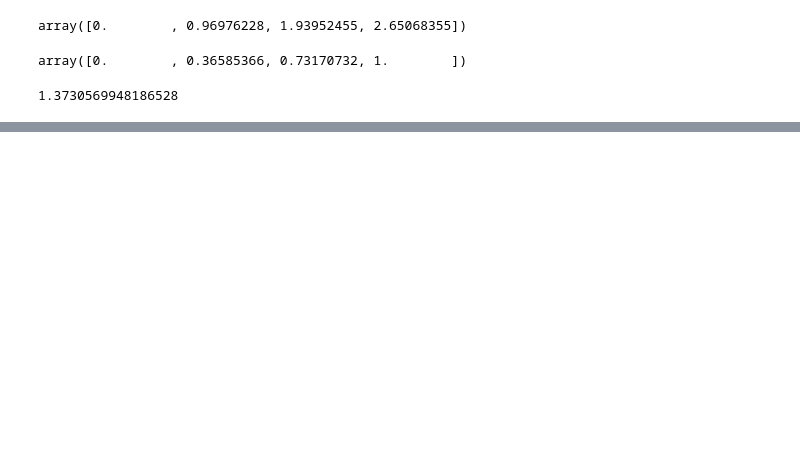
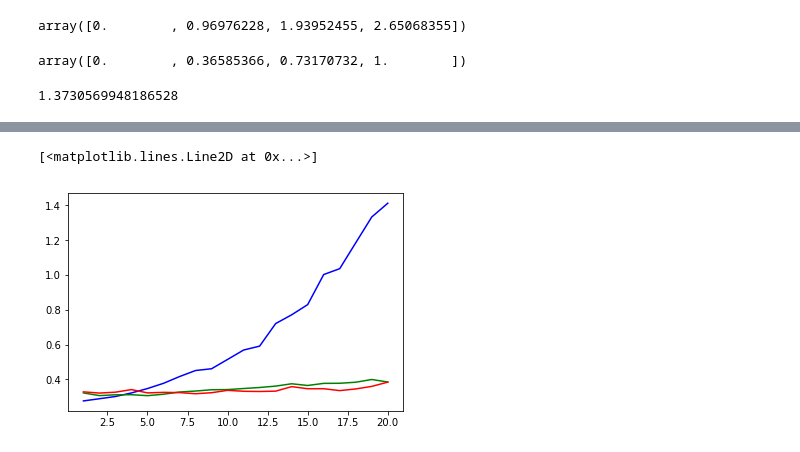
Before and after one commit to prwlnght/ml-tidbits, a Jupyter notebook: keras_book_review/chapter_4.ipynb, the cells around one changed output, grey strips where cells are left out. Saved outputs shown, nothing was run; the diff lists cells and outputs as text; code cells hidden in the pictures; blank space fills up the shorter version.

```diff
--- a/keras_book_review/chapter_4.ipynb
+++ b/keras_book_review/chapter_4.ipynb
@@ -29,0 +133,20 @@ array([0.        , 0.36585366, 0.73170732, 1.        ])
+# %%
+#apply dropout
+model4= models.Sequential()
+model4.add(layers.Dense(16, activation='relu', input_shape=(10000,)))
+model4.add(layers.Dropout(0.5))
+model4.add(layers.Dense(16,  activation='relu'))
+model4.add(layers.Dropout(0.5))
+model4.add(layers.Dense(1, activation='sigmoid'))
+
+model4.compile(optimizer='rmsprop', loss='binary_crossentropy', metrics=['accuracy'])
+drop_out_regularizer = model4.fit(x_train[:20000], y_train[:20000], epochs=20, batch_size=28, validation_data=(x_train[20000:], y_train[20000:]))
+# %%
+#plt.plot(range(1, 21), history.history['accuracy'], 'ro')
+plt.plot(range(1, 21), history_noregularizer.history['val_loss'], 'b-')
+#plt.plot(range(1, 21), history_noregularizer.history['accuracy'], 'bo')
+plt.plot(range(1, 21), drop_out_regularizer.history['val_loss'], 'g-')
+plt.plot(range(1, 21), history.history['val_loss'], 'r-')
+# %% [output]
+[<matplotlib.lines.Line2D at 0x...>]
+[figure, added]
```
Also changed, not shown: parts of 16 cells of this notebook.
